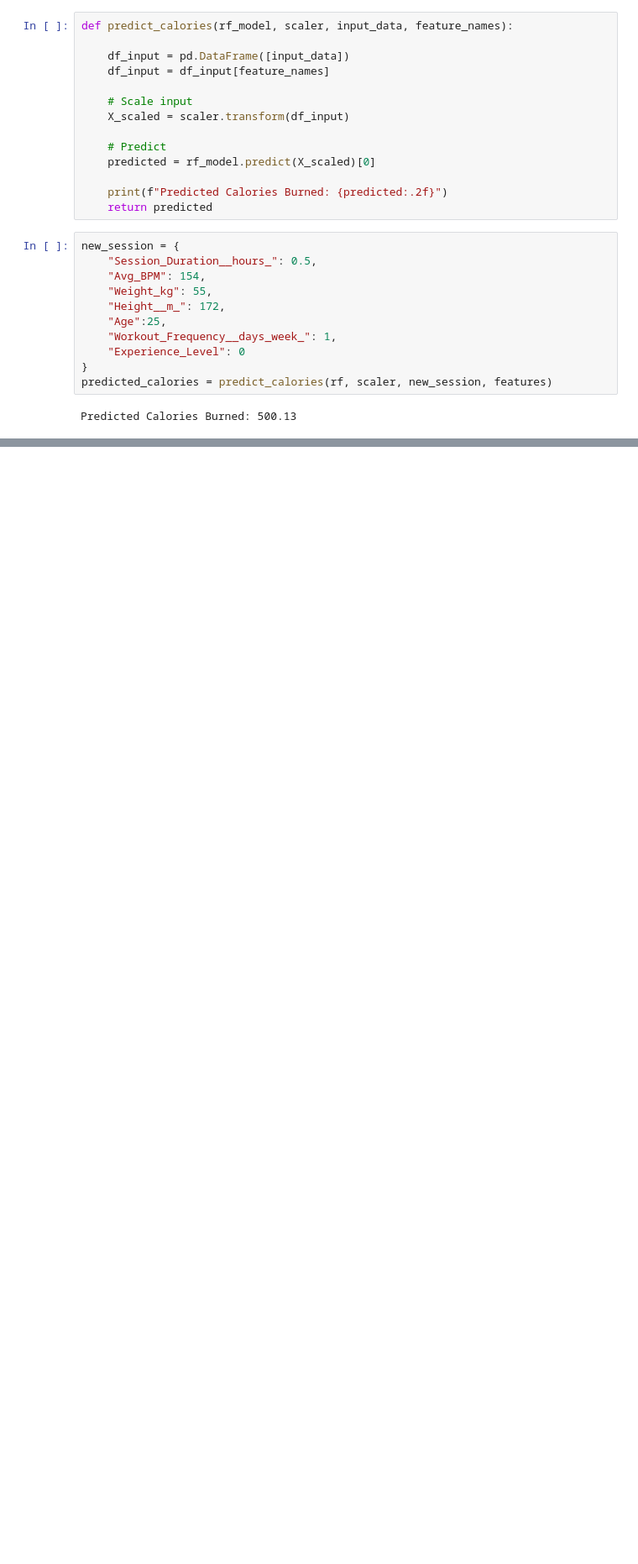
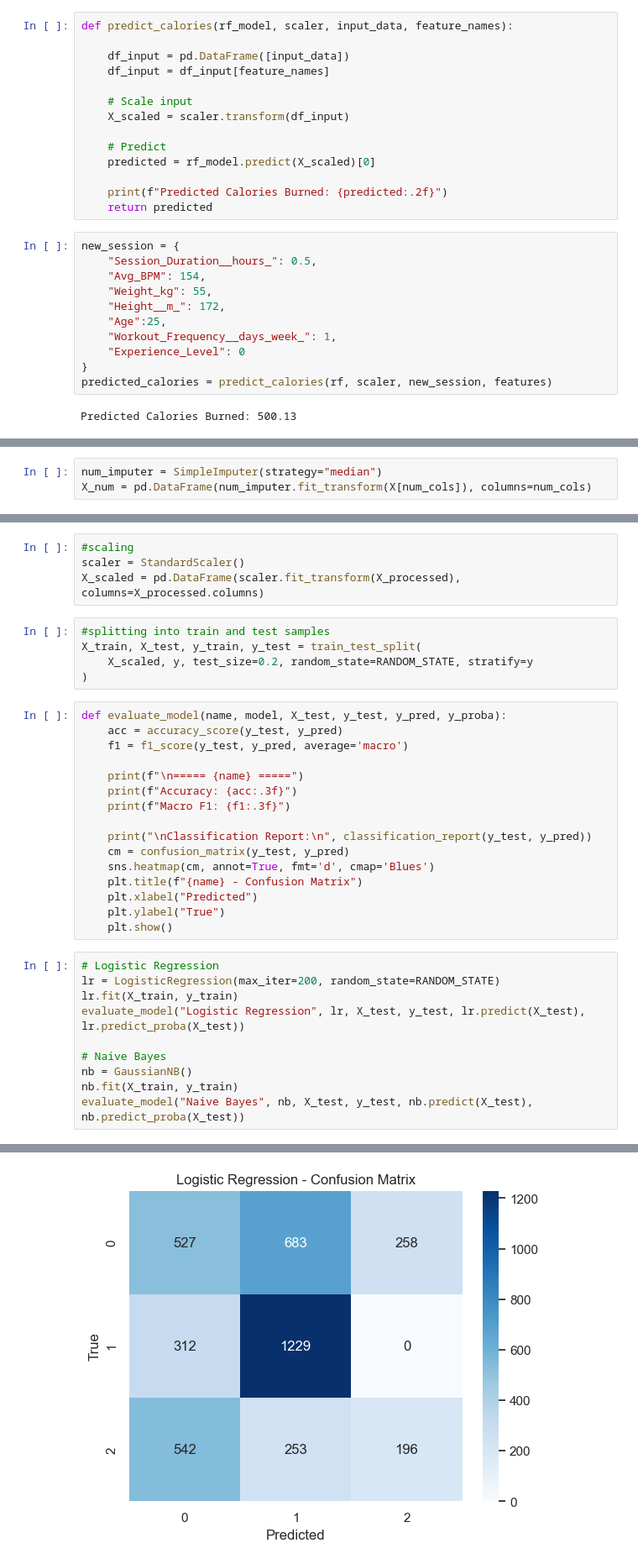
Before and after one commit to dishasanthosh/Group_2_IMT574, a Jupyter notebook: Group 2_Final Project_IMT 574.ipynb, the cells around one changed output, grey strips where cells are left out. Shown at 84% size. Saved outputs shown, nothing was run; the diff lists cells and outputs as text; blank space fills up the shorter version.

```diff
--- a/Group 2_Final Project_IMT 574.ipynb
+++ b/Group 2_Final Project_IMT 574.ipynb
@@ -303,0 +355,3 @@ Predicted Calories Burned: 500.13
+# %%
+num_imputer = SimpleImputer(strategy="median")
+X_num = pd.DataFrame(num_imputer.fit_transform(X[num_cols]), columns=num_cols)
@@ -303,0 +369,36 @@ Predicted Calories Burned: 500.13
+# %%
+#scaling
+scaler = StandardScaler()
+X_scaled = pd.DataFrame(scaler.fit_transform(X_processed), columns=X_processed.columns)
+# %%
+#splitting into train and test samples
+X_train, X_test, y_train, y_test = train_test_split(
+    X_scaled, y, test_size=0.2, random_state=RANDOM_STATE, stratify=y
+)
+# %%
+def evaluate_model(name, model, X_test, y_test, y_pred, y_proba):
+    acc = accuracy_score(y_test, y_pred)
+    f1 = f1_score(y_test, y_pred, average='macro')
+
+    print(f"\n===== {name} =====")
+    print(f"Accuracy: {acc:.3f}")
+    print(f"Macro F1: {f1:.3f}")
+
+    print("\nClassification Report:\n", classification_report(y_test, y_pred))
+    cm = confusion_matrix(y_test, y_pred)
+    sns.heatmap(cm, annot=True, fmt='d', cmap='Blues')
+    plt.title(f"{name} - Confusion Matrix")
+    plt.xlabel("Predicted")
+    plt.ylabel("True")
+    plt.show()
+# %%
+# Logistic Regression
+lr = LogisticRegression(max_iter=200, random_state=RANDOM_STATE)
+lr.fit(X_train, y_train)
+evaluate_model("Logistic Regression", lr, X_test, y_test, lr.predict(X_test), lr.predict_proba(X_test))
+
+# Naive Bayes
+nb = GaussianNB()
+nb.fit(X_train, y_train)
+evaluate_model("Naive Bayes", nb, X_test, y_test, nb.predict(X_test), nb.predict_proba(X_test))
+# %% [output]
@@ -303,0 +419 @@ Predicted Calories Burned: 500.13
+[figure, added]
```
Also changed, not shown: parts of 9 cells of this notebook.
